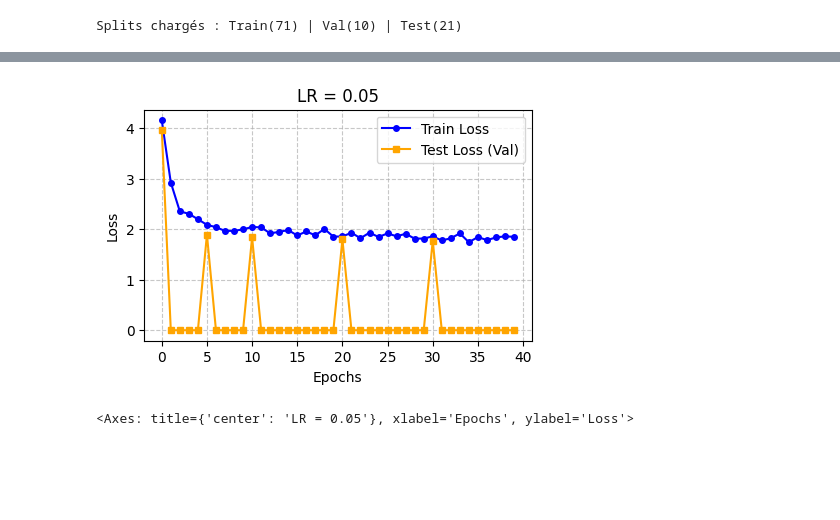
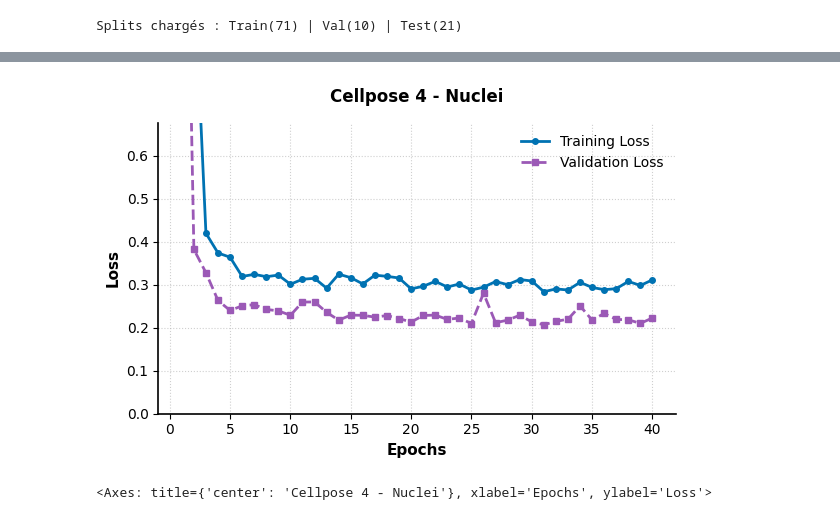
Before and after one commit to GautierGabriel/DIMA, a Jupyter notebook: scripts/cellpose4.ipynb, the cells around one changed output, grey strips where cells are left out. Drawn from its saved outputs; the diff is of its cells as text; code cells hidden in the pictures; blank space fills up the shorter version.

```diff
--- a/scripts/cellpose4.ipynb
+++ b/scripts/cellpose4.ipynb
@@ -298,9 +226,20 @@ torch version:          2.10.0+cu128
 # %%
 import matplotlib.pyplot as plt
+import gc
+import torch
 from cellpose import train, models, io
 
-X_train,Y_train = visualizer.load_set(ids_train)
-X_val,Y_val   = visualizer.load_set(ids_val)
+# Nettoyage immédiat après l'entraînement
+gc.collect()
+torch.cuda.empty_cache()
+
+X_train,Y_train = visualizer.load_set(ids_train, annotation=True, target='Nuc')
+X_val,Y_val   = visualizer.load_set(ids_val, annotation=True, target='Nuc')
+
+print("Type du premier élément X_train:", type(X_train[0]))
+print("Type du premier élément Y_train:", type(Y_train[0]))
+
+print(f"Train set: {len(X_train)} samples | Val set: {len(X_val)} samples")
 
 io.logger_setup()
 model_finetune = models.CellposeModel(gpu=True)
@@ -313,12 +252,33 @@ model_path, t_loss, v_loss = train.train_seg(
     test_labels=Y_val,
     n_epochs=40,
     learning_rate= 1e-5,
+    nimg_test_per_epoch =10,
     weight_decay=0.0001,
     save_path='.',
-    model_name='cyto4_100'
+    model_name='nuc_4'
 )
 
 print(f"Modèle sauvegardé : {model_path}")
 
-visualizer.plot_loss(t_loss, v_loss, title=f"LR = {0.05}",show=True)
+backup_path = "loss_backup_nuc4.json"
+
+# Sécurité : on s'assure que ce sont bien des listes Python standards
+# (car json.dump déteste les numpy arrays)
+safe_t_loss = t_loss.tolist() if hasattr(t_loss, 'tolist') else t_loss
+safe_v_loss = v_loss.tolist() if hasattr(v_loss, 'tolist') else v_loss
+
+with open(backup_path, "w") as f:
+    json.dump({
+        'train_loss': safe_t_loss,
+        'val_loss': safe_v_loss
+    }, f, indent=4)
+
+print(f"✅ SÉCURITÉ : Les données de Loss sont sauvées à l'abri dans '{backup_path}' !")
+# ---------------------------------------------------------
+# Nettoyage immédiat après l'entraînement
+gc.collect()
+torch.cuda.empty_cache()
+
+# 3. Maintenant on peut faire le plot sans stress
+visualizer.plot_loss(t_loss, v_loss, title="Cellpose 4 - Nuclei", show=True)
 # %% [output]
@@ -350,5 +325,5 @@ Modèle sauvegardé : models/cyto4_100
-[figure, old version]
+[figure, new version]
-<Axes: title={'center': 'LR = 0.05'}, xlabel='Epochs', ylabel='Loss'>
+<Axes: title={'center': 'Cellpose 4 - Nuclei'}, xlabel='Epochs', ylabel='Loss'>
 # %%
 io.logger_setup()
 model = models.CellposeModel(gpu=True, pretrained_model='./models/cyto4_50.pth')
```
Also changed, not shown: parts of 26 cells of this notebook, 4 other files.
